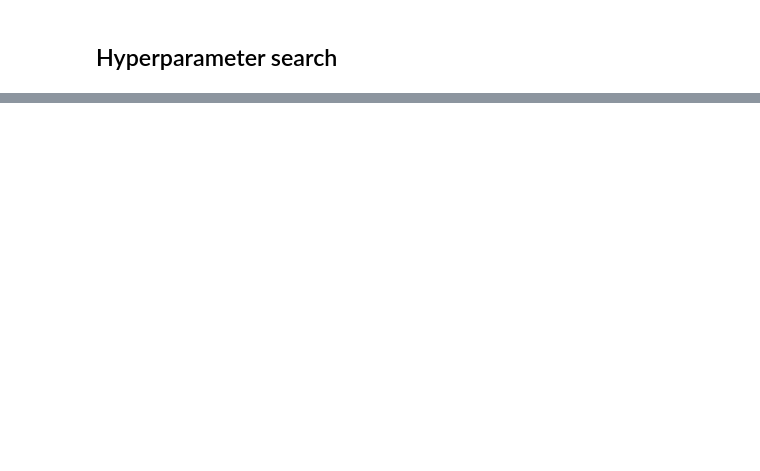
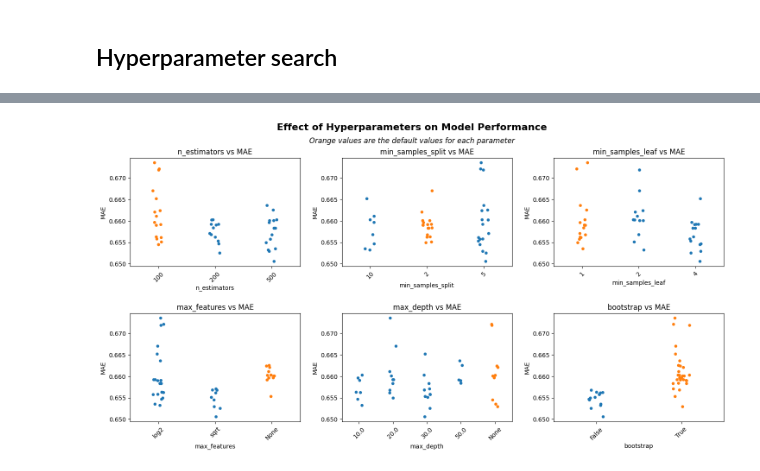
Before and after one commit to mrigi-munjal/electrochemicalpredictor, a Jupyter notebook: creating_GNN.ipynb, the cells around one changed output, grey strips where cells are left out. Cells and saved outputs as stored; diff of their text form; code cells hidden in the pictures; blank space fills up the shorter version.

```diff
--- a/creating_GNN.ipynb
+++ b/creating_GNN.ipynb
@@ -538,5 +489,50 @@ KeyboardInterrupt:
-# %%
-results_df = pd.DataFrame(search.cv_results_)
+# %%
+default_model = RandomForestRegressor()
+defaults = default_model.get_params()
+defaults['max_features'] = 'None'
+# %%
+import matplotlib.pyplot as plt
+import seaborn as sns
+import numpy as np
+
+# Filter out outliers with high MAEs for clear visualization
+filtered_df = results_df[results_df["mean_score"] <= 0.75].copy()
+
+# Drop only the score column; include all params
+param_columns = [col for col in results_df.columns if col != "mean_score"]
+
+# Convert all param columns to string for consistent plotting
+plot_df = filtered_df.copy()
+for col in param_columns:
+    plot_df[col] = plot_df[col].astype(str).replace("nan", "None")
+
+# Set up subplot grid
+n_cols = 3
+n_rows = (len(param_columns) + n_cols - 1) // n_cols
+fig, axes = plt.subplots(n_rows, n_cols, figsize=(5 * n_cols, 4 * n_rows))
+axes = axes.flatten()
+
+# Plot each parameter vs. mean_score
+for i, param in enumerate(param_columns):
+
+    default_value = str(defaults[param])
+    plot_df['is_default'] = plot_df[param] == default_value
+
+    ordering = sorted(plot_df[param].unique(), key=lambda x: (x == "nan" or x == "None", x)) # put the nan values at the end
+    sns.stripplot(data=plot_df, x=param, y='mean_score', ax=axes[i], order=ordering, jitter=True, hue='is_default', legend=False)
+    axes[i].set_title(f"{param} vs MAE")
+    # axes[i].set_xlabel(param)
+    axes[i].set_ylabel("MAE")
+    axes[i].tick_params(axis='x', rotation=45)
+
+fig.suptitle("Effect of Hyperparameters on Model Performance", fontsize=16, fontweight='bold')
+fig.text(0.5, 0.94, "Orange values are the default values for each parameter", ha='center', va='top', fontsize=12, style='italic')
+
+plt.tight_layout(pad=2.0)
+plt.subplots_adjust(top=0.88)
+plt.show()
+# %% [output]
+[figure, added]
 # %%
 # # Train and evaluate models
 
```
Also changed, not shown: parts of 17 cells of this notebook, 9 other files.
